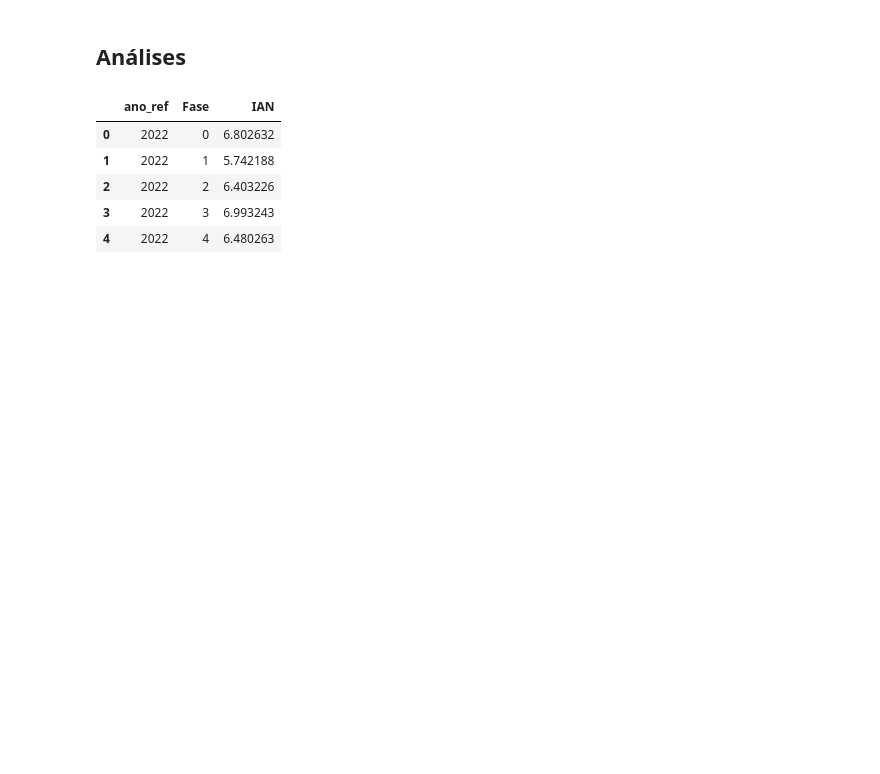
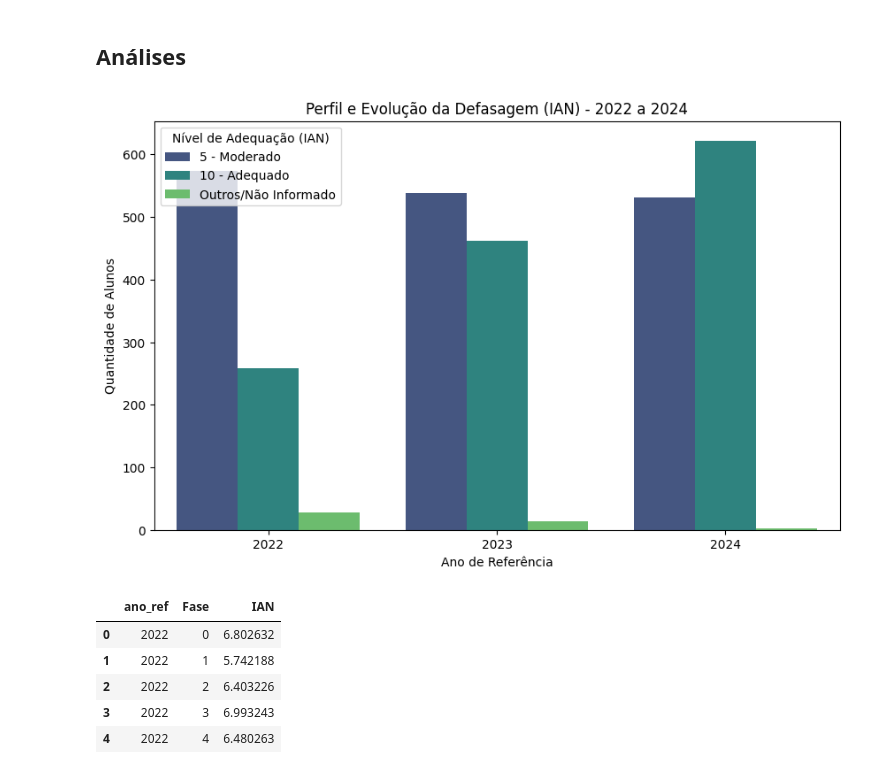
Before and after one commit to fernandapetty/data-analytics, a Jupyter notebook: notebook.ipynb, the cells around one changed output. Cells and saved outputs as stored; diff of their text form; code cells hidden in the pictures; blank space fills up the shorter version.

```diff
--- a/notebook.ipynb
+++ b/notebook.ipynb
@@ -465,6 +465,24 @@ MÉTRICAS
 Acurácia no teste: 0.8296
 # %% [markdown]
 ## Análises
+# %%
+df_plot = base.copy()
+df_plot['IAN_cat'] = df_plot['IAN'].astype(float).map({
+    0.0: '0 - Severo',
+    5.0: '5 - Moderado',
+    10.0: '10 - Adequado'
+}).fillna('Outros/Não Informado')
+
+plt.figure(figsize=(10, 6))
+sns.countplot(data=df_plot, x='ano_ref', hue='IAN_cat', palette='viridis')
+
+plt.title('Perfil e Evolução da Defasagem (IAN) - 2022 a 2024')
+plt.xlabel('Ano de Referência')
+plt.ylabel('Quantidade de Alunos')
+plt.legend(title='Nível de Adequação (IAN)')
+plt.show()
+# %% [output]
+[figure, added]
 # %%
 metric = 'IAN'  # troque para 'IDA', 'INDE', etc.
 
```
